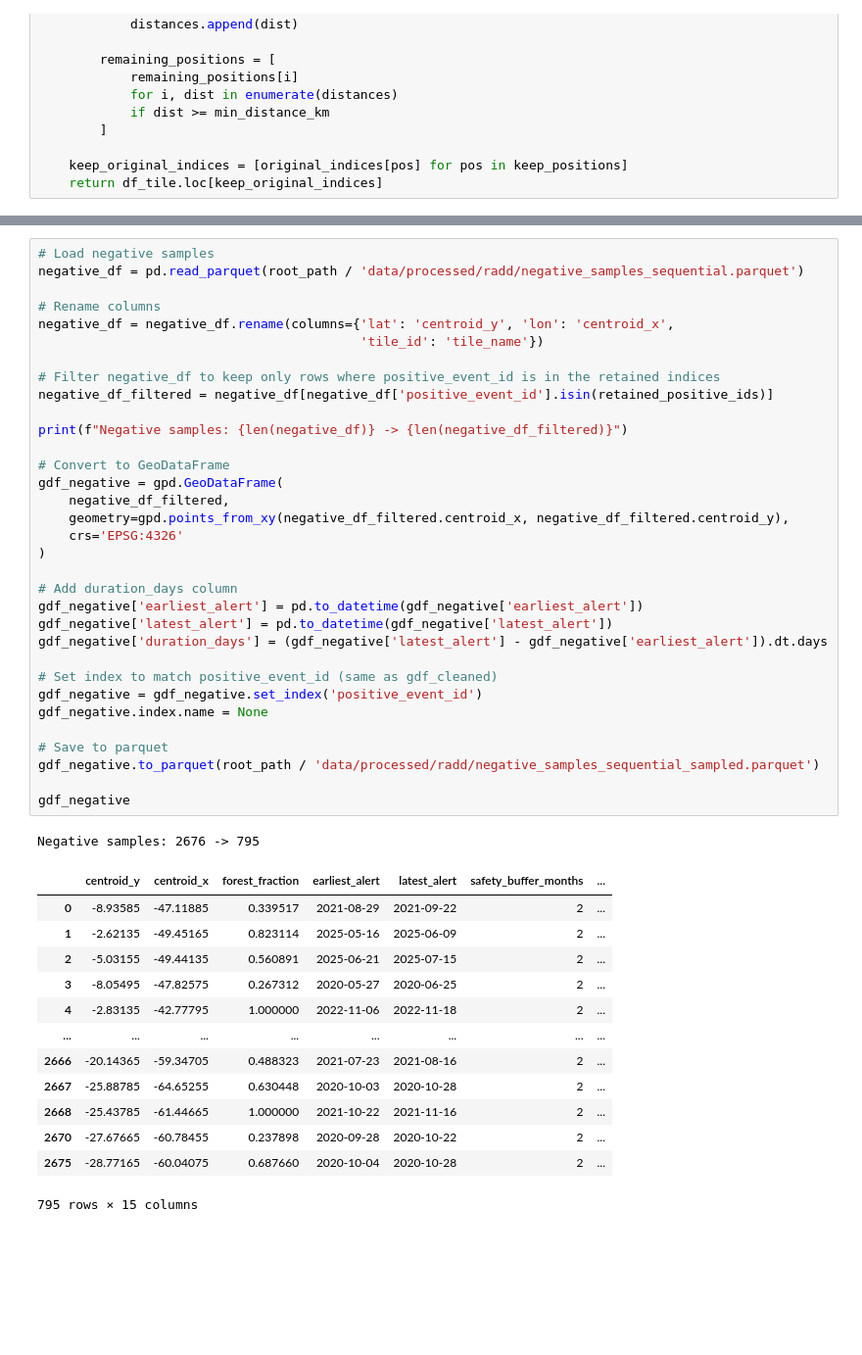
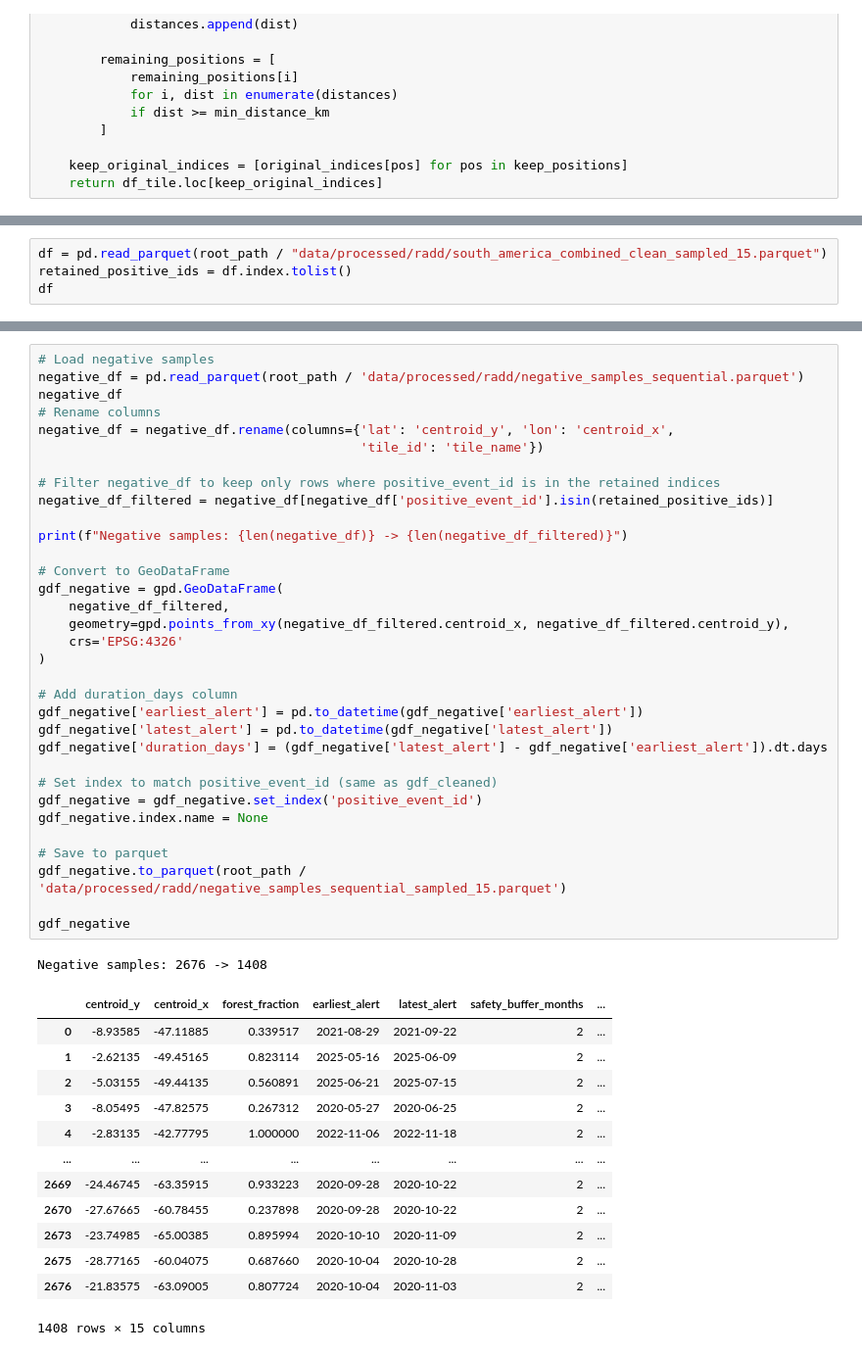
Before and after one commit to luismaecker/burned_embedder, a Jupyter notebook: notebooks/deforest_cleaning.ipynb, the cells around one changed output, grey strips where cells are left out. Shown at 98% size. Drawn from its saved outputs; the diff is of its cells as text; blank space fills up the shorter version.

```diff
--- a/notebooks/deforest_cleaning.ipynb
+++ b/notebooks/deforest_cleaning.ipynb
@@ -128,3 +125,7 @@ Total: 2676 -> 795 samples
 | 2670 | POINT (-63.35078 -20.64919) | 172 | 450 | 5.544450 | 2020-09-28 | 2020-10-22 | 24 | ... |
 | 2675 | POINT (-63.35393 -20.70442) | 372 | 146 | 1.798866 | 2020-10-04 | 2020-10-28 | 24 | ... |
 795 rows × 12 columns
+# %%
+df = pd.read_parquet(root_path / "data/processed/radd/south_america_combined_clean_sampled_15.parquet")
+retained_positive_ids = df.index.tolist()
+df
@@ -131,7 +146,7 @@ Total: 2676 -> 795 samples
 # %%
 # Load negative samples
 negative_df = pd.read_parquet(root_path / 'data/processed/radd/negative_samples_sequential.parquet')
-
+negative_df
 # Rename columns
 negative_df = negative_df.rename(columns={'lat': 'centroid_y', 'lon': 'centroid_x',
                                           'tile_id': 'tile_name'})
@@ -141,38 +156,38 @@ negative_df_filtered = negative_df[negative_df['positive_event_id'].isin(retaine
 
 print(f"Negative samples: {len(negative_df)} -> {len(negative_df_filtered)}")
 
 # Convert to GeoDataFrame
 gdf_negative = gpd.GeoDataFrame(
     negative_df_filtered,
     geometry=gpd.points_from_xy(negative_df_filtered.centroid_x, negative_df_filtered.centroid_y),
     crs='EPSG:4326'
 )
 
 # Add duration_days column
 gdf_negative['earliest_alert'] = pd.to_datetime(gdf_negative['earliest_alert'])
 gdf_negative['latest_alert'] = pd.to_datetime(gdf_negative['latest_alert'])
 gdf_negative['duration_days'] = (gdf_negative['latest_alert'] - gdf_negative['earliest_alert']).dt.days
 
 # Set index to match positive_event_id (same as gdf_cleaned)
 gdf_negative = gdf_negative.set_index('positive_event_id')
 gdf_negative.index.name = None
 
 # Save to parquet
-gdf_negative.to_parquet(root_path / 'data/processed/radd/negative_samples_sequential_sampled.parquet')
+gdf_negative.to_parquet(root_path / 'data/processed/radd/negative_samples_sequential_sampled_15.parquet')
 
 gdf_negative
 # %% [output]
-Negative samples: 2676 -> 795
+Negative samples: 2676 -> 1408
 |  | centroid_y | centroid_x | forest_fraction | earliest_alert | latest_alert | safety_buffer_months | ... |
 | 0 | -8.93585 | -47.11885 | 0.339517 | 2021-08-29 | 2021-09-22 | 2 | ... |
 | 1 | -2.62135 | -49.45165 | 0.823114 | 2025-05-16 | 2025-06-09 | 2 | ... |
 | 2 | -5.03155 | -49.44135 | 0.560891 | 2025-06-21 | 2025-07-15 | 2 | ... |
 | 3 | -8.05495 | -47.82575 | 0.267312 | 2020-05-27 | 2020-06-25 | 2 | ... |
 | 4 | -2.83135 | -42.77795 | 1.000000 | 2022-11-06 | 2022-11-18 | 2 | ... |
 | ... | ... | ... | ... | ... | ... | ... | ... |
-| 2666 | -20.14365 | -59.34705 | 0.488323 | 2021-07-23 | 2021-08-16 | 2 | ... |
-| 2667 | -25.88785 | -64.65255 | 0.630448 | 2020-10-03 | 2020-10-28 | 2 | ... |
-| 2668 | -25.43785 | -61.44665 | 1.000000 | 2021-10-22 | 2021-11-16 | 2 | ... |
+| 2669 | -24.46745 | -63.35915 | 0.933223 | 2020-09-28 | 2020-10-22 | 2 | ... |
 | 2670 | -27.67665 | -60.78455 | 0.237898 | 2020-09-28 | 2020-10-22 | 2 | ... |
+| 2673 | -23.74985 | -65.00385 | 0.895994 | 2020-10-10 | 2020-11-09 | 2 | ... |
 | 2675 | -28.77165 | -60.04075 | 0.687660 | 2020-10-04 | 2020-10-28 | 2 | ... |
+| 2676 | -21.83575 | -63.09005 | 0.807724 | 2020-10-04 | 2020-11-03 | 2 | ... |
-795 rows × 15 columns
+1408 rows × 15 columns
```
Also changed, not shown: parts of 3 cells of this notebook, 12 other files.
